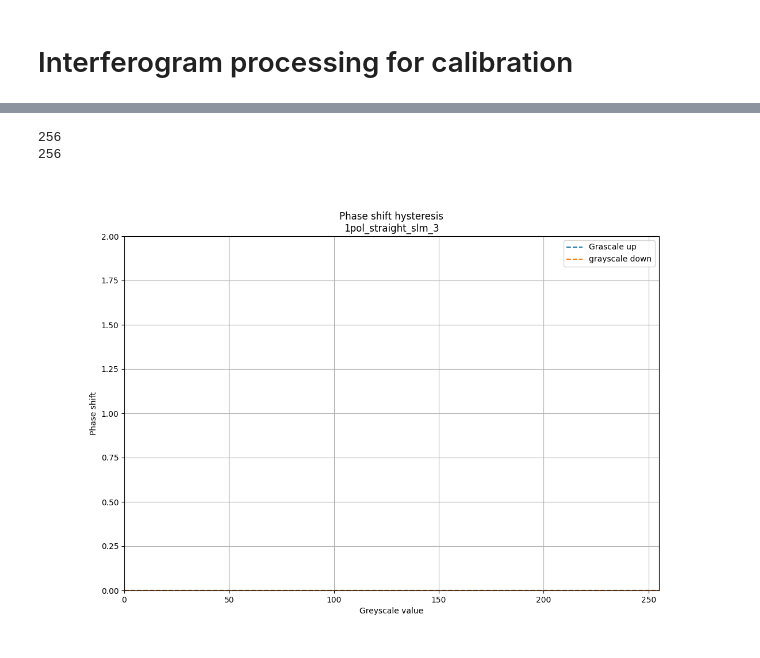
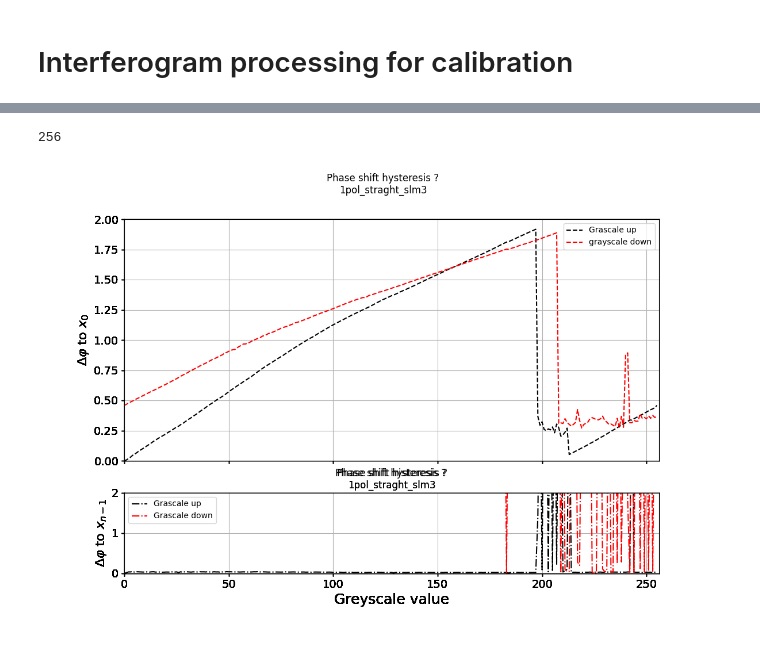
Before and after one commit to HumbertDominique/SLM_display, a Jupyter notebook: calibration/processing.ipynb, the cells around one changed output, grey strips where cells are left out. Drawn from its saved outputs; the diff is of its cells as text; code cells hidden in the pictures.

```diff
--- a/calibration/processing.ipynb
+++ b/calibration/processing.ipynb
@@ -100,0 +133,17 @@ def extract_phase(img, pad_factor = 2, cx = 0, cy = 0, r = 50, AUTOPEAK = True,
+# %%
+cx, cy = np.array(ref.shape)//2
+cx -= -35
+cy -= -0
+c = 205
+crop = ref[cy-c-1:cy+c,cx-c-1:cx+c]
+
+new_width, new_height = np.array(crop.shape)
+if new_width != new_height:
+       raise ValueError(f"The image should be square. The half sizxe and center offset are not compatible. Found ({new_width:d},{new_height:d})")
+
+
+print(crop.shape)
+plt.close(0)
+plt.figure(0)
+plt.imshow(crop,cmap='gray')
+plt.show()
@@ -147,26 +247,49 @@ for i in range(1, N):
 # %%
 print(len(phases[0:256],))
 x1 = np.linspace(0,255,256)
 
 
 phases_up = phases[0:256]
-print(len(phases_up))
+deltas_up = deltas[0:256]
+
 phases_down = np.flip(phases[256:512])
-plt.close(0)
-plt.figure(0,figsize=(12,8))
-plt.plot(x1,phases_up/(np.pi),'--',label="Grascale up")
-plt.plot(x1,phases_down/(np.pi),'--',label = "grayscale down")
-plt.xlabel("Greyscale value")
-plt.ylabel("Phase shift")
-plt.xlim([0,255])
-plt.ylim([0,2])
-plt.title("Phase shift hysteresis\n1pol_straight_slm_3")
+deltas_down = np.flip(deltas[256:512])
+
+
+
+
+gs = fig.add_gridspec(2, 1, height_ratios=[3, 1], hspace=0.2)
+ax1 = fig.add_subplot(gs[0])
+ax2 = fig.add_subplot(gs[1], sharex=ax1)
+
+
+ax1.plot(x1,phases_up/np.pi, '--k', label = "Grascale up")
+ax1.plot(x1,phases_down/np.pi, '--r', label = "grayscale down")
+ax1.set_ylabel("$\Delta \\varphi$ to $x_0$", fontsize=16)
+ax1.tick_params(axis='both', labelsize=14)
+ax1.tick_params(axis='x', labelbottom=False)
+ax1.set_ylim([0,2])
+ax1.grid()
+ax1.legend()
+
+ax2.plot(x1, deltas_up, '-.k', label = "Grascale up")
+ax2.plot(x1, deltas_down, '-.r', label = "Grascale down")
+
+ax2.axhline(0, color='k', linewidth=1)
+ax2.set_ylabel("$\Delta \\varphi$ to $x_{n-1}$", fontsize=16)
+ax2.set_xlabel("Greyscale value", fontsize=18)
+ax2.tick_params(axis='both', labelsize=14)
+ax2.set_ylim([0,2])
+ax2.set_xlim([0,N//2])
+ax2.grid()
+
 plt.legend()
-plt.grid()
+
+plt.suptitle("Phase shift hysteresis ?\n1pol_straght_slm3")
+plt.tight_layout()
 plt.show()
 # %% [output]
 256
-256
-[figure, old version]
+[figure, new version]
 # %%
 print(np.max(phases)/(np.pi))
```
Also changed, not shown: parts of 11 cells of this notebook, 2 other files.
